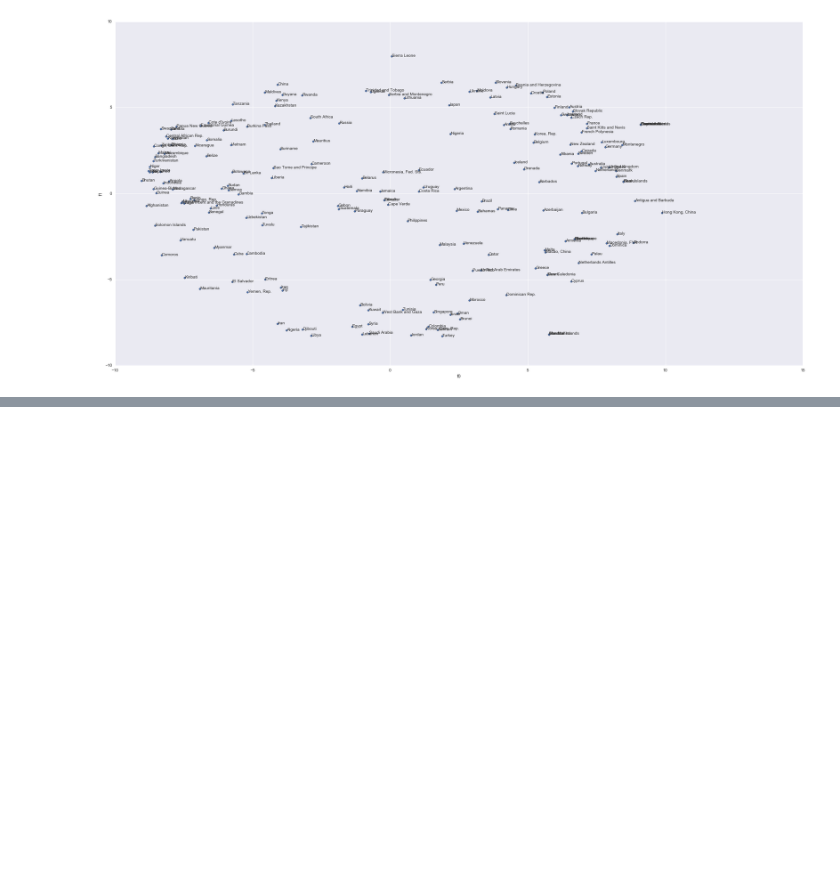
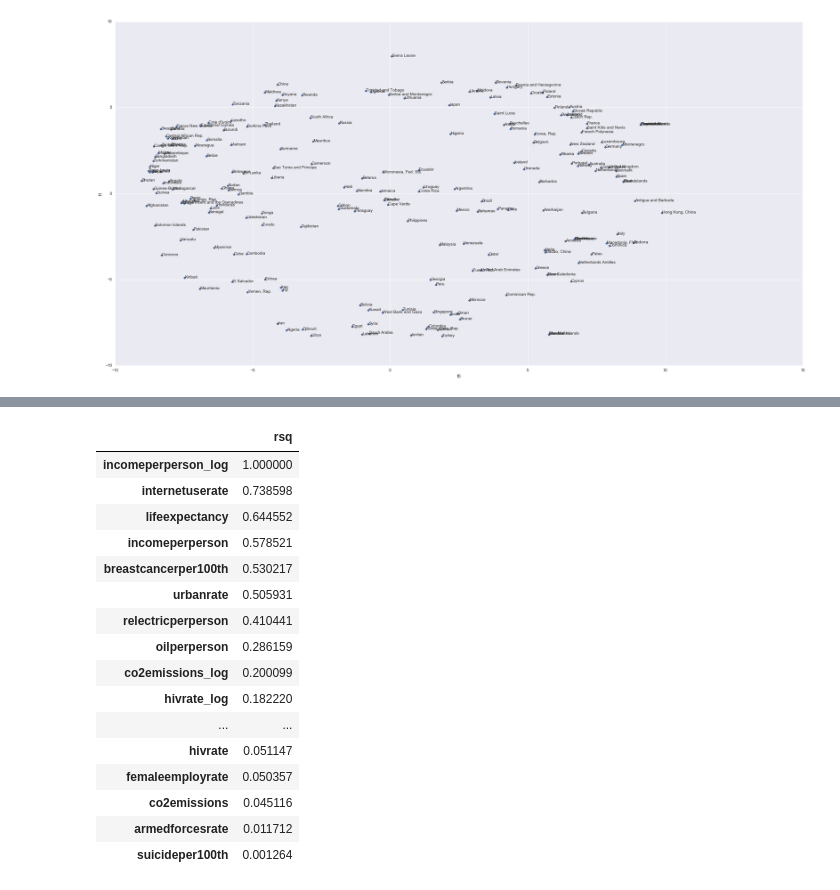
Before and after one commit to DaveXster/iPython-Notebook, a Jupyter notebook: Example project.ipynb, the cells around one changed output, grey strips where cells are left out. Cells and saved outputs as stored; diff of their text form; code cells hidden in the pictures; blank space fills up the shorter version.

```diff
--- a/Example project.ipynb
+++ b/Example project.ipynb
@@ -5,6 +11,8 @@ df = pd.read_csv('c:/Downloads/gapminder.csv',sep=",")
 df = df.apply(lambda x: x.str.strip())
 df = df.set_index('country')
 for col in df.columns: df[col] = pd.to_numeric(df[col])
+# %%
+for col in ['incomeperperson','co2emissions','hivrate','oilperperson']: df[col+'_log'] = np.log(df[col])
 # %%
 df.describe()
 # %% [output]
@@ -158,0 +168,23 @@ for k, v in res.iterrows(): ax.annotate(k, v)
+# %%
+# mit magyaraz a legjobban az income
+col_x="incomeperperson_log"
+rsqs = [pd.ols(y=df[col], x=df[col_x]).r2 for col in df.columns]
+pd.DataFrame(index=df.columns, data={'rsq' : rsqs}).sort_values('rsq',ascending=False)
+# %% [output]
+|  | rsq |
+| incomeperperson_log | 1.000000 |
+| internetuserate | 0.738598 |
+| lifeexpectancy | 0.644552 |
+| incomeperperson | 0.578521 |
+| breastcancerper100th | 0.530217 |
+| urbanrate | 0.505931 |
+| relectricperperson | 0.410441 |
+| oilperperson | 0.286159 |
+| co2emissions_log | 0.200099 |
+| hivrate_log | 0.182220 |
+| ... | ... |
+| hivrate | 0.051147 |
+| femaleemployrate | 0.050357 |
+| co2emissions | 0.045116 |
+| armedforcesrate | 0.011712 |
+| suicideper100th | 0.001264 |
```
Also changed, not shown: parts of 9 cells of this notebook.
